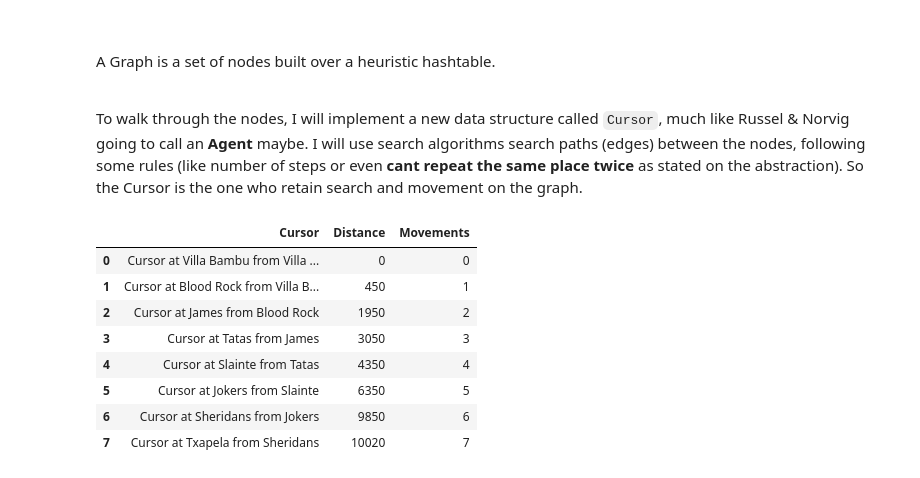
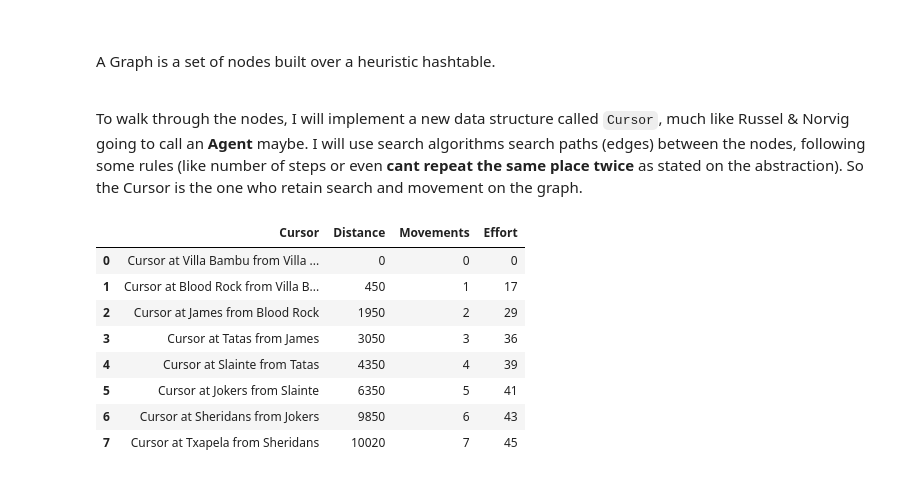
Before and after one commit to brunolcarli/GooGraph, a Jupyter notebook: Beer_route.ipynb, the cells around one changed output. Saved outputs shown, nothing was run; the diff lists cells and outputs as text; code cells hidden in the pictures.

```diff
--- a/Beer_route.ipynb
+++ b/Beer_route.ipynb
@@ -234,26 +331,26 @@ class Graph:
 # %%
 # Driver code
 START = 'Villa Bambu'
 pub_graph = Graph(pub_distances)
 pub_cursor = Cursor(pub_graph, pub_graph.nodes[START])
 
-records = [[str(pub_cursor), pub_cursor.total_distance, pub_cursor.movements]]
+records = [[str(pub_cursor), pub_cursor.total_distance, pub_cursor.movements, pub_cursor.effort]]
 while True:
     option = pub_cursor.search_best_option()
     if not option:
         break
     pub_cursor.move(option)
-    records.append([str(pub_cursor), pub_cursor.total_distance, pub_cursor.movements])
+    records.append([str(pub_cursor), pub_cursor.total_distance, pub_cursor.movements, pub_cursor.effort])
 
-pub_df = pd.DataFrame(records, columns=['Cursor', 'Distance', 'Movements'])
+pub_df = pd.DataFrame(records, columns=['Cursor', 'Distance', 'Movements', 'Effort'])
 pub_df
 # %% [output]
-|  | Cursor | Distance | Movements |
-| 0 | Cursor at Villa Bambu from Villa ... | 0 | 0 |
-| 1 | Cursor at Blood Rock from Villa B... | 450 | 1 |
-| 2 | Cursor at James from Blood Rock | 1950 | 2 |
-| 3 | Cursor at Tatas from James | 3050 | 3 |
-| 4 | Cursor at Slainte from Tatas | 4350 | 4 |
-| 5 | Cursor at Jokers from Slainte | 6350 | 5 |
-| 6 | Cursor at Sheridans from Jokers | 9850 | 6 |
-| 7 | Cursor at Txapela from Sheridans | 10020 | 7 |
+|  | Cursor | Distance | Movements | Effort |
+| 0 | Cursor at Villa Bambu from Villa ... | 0 | 0 | 0 |
+| 1 | Cursor at Blood Rock from Villa B... | 450 | 1 | 17 |
+| 2 | Cursor at James from Blood Rock | 1950 | 2 | 29 |
+| 3 | Cursor at Tatas from James | 3050 | 3 | 36 |
+| 4 | Cursor at Slainte from Tatas | 4350 | 4 | 39 |
+| 5 | Cursor at Jokers from Slainte | 6350 | 5 | 41 |
+| 6 | Cursor at Sheridans from Jokers | 9850 | 6 | 43 |
+| 7 | Cursor at Txapela from Sheridans | 10020 | 7 | 45 |
```
Also changed, not shown: parts of 6 cells of this notebook.
